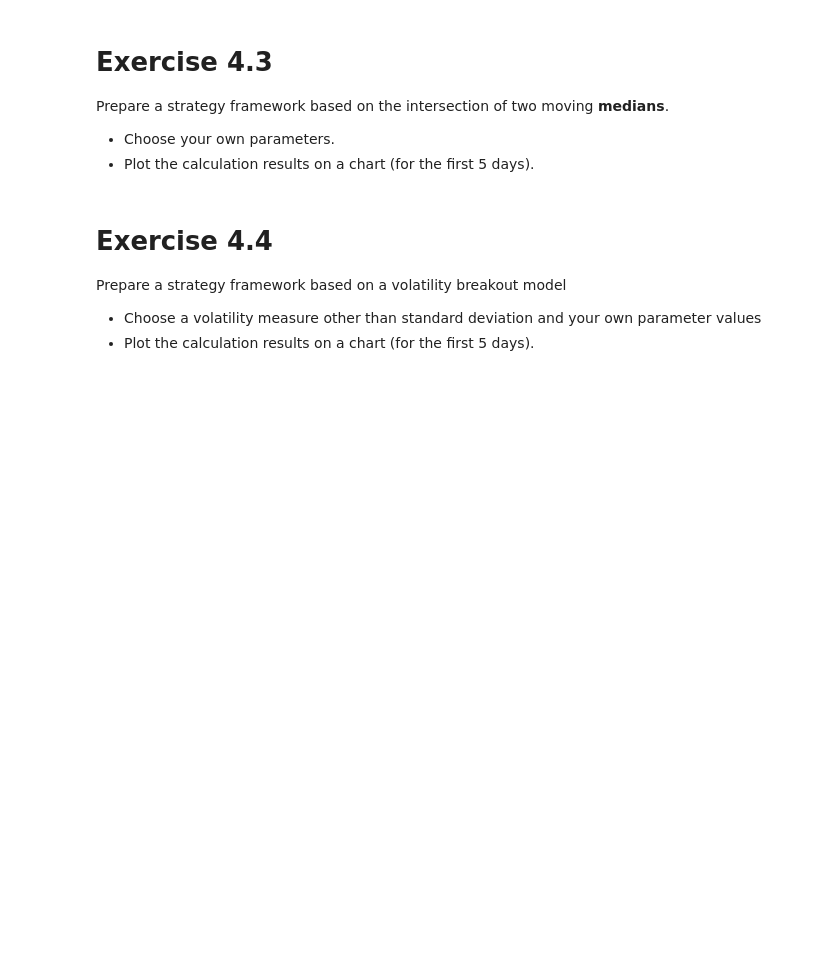
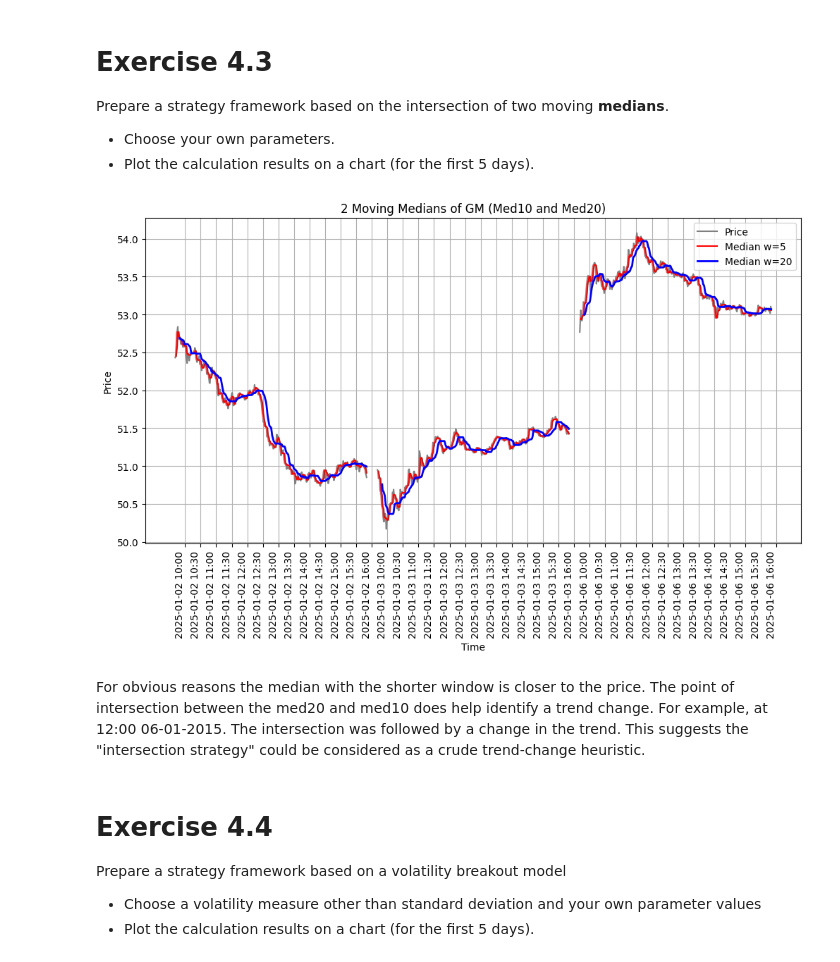
Before and after one commit to Shahahaha11/HFT-WNE, a Jupyter notebook: 04/HW_04.ipynb, the cells around one changed output. Drawn from its saved outputs; the diff is of its cells as text; code cells hidden in the pictures; blank space fills up the shorter version.

```diff
--- a/04/HW_04.ipynb
+++ b/04/HW_04.ipynb
@@ -220,6 +187,54 @@ Prepare a strategy framework based on the intersection of two moving **medians**
 * Plot the calculation results on a chart (for the first 5 days).
 # %%
 # place for solution of Exercise 4.3
+
+dataUSA_GM_GE['med_short'] = dataUSA_GM_GE['close_GM'].rolling(window=5, min_periods=3).median()
+dataUSA_GM_GE['med_long']  = dataUSA_GM_GE['close_GM'].rolling(window=20, min_periods=10).median()
+
+# remove values where price is missing
+dataUSA_GM_GE['med_short'] = dataUSA_GM_GE['med_short'].where(~dataUSA_GM_GE['close_GM'].isna(), np.nan)
+dataUSA_GM_GE['med_long']  = dataUSA_GM_GE['med_long'].where(~dataUSA_GM_GE['close_GM'].isna(), np.nan)
+# %%
+dataUSA_GM_GE_plot = dataUSA_GM_GE[['close_GM','med_short', 'med_long']].copy()
+
+dataUSA_GM_GE_plot['time'] = dataUSA_GM_GE_plot.index
+end_date = dataUSA_GM_GE_plot.index.min() + pd.Timedelta(days = 5)
+dataUSA_GM_GE_plot = dataUSA_GM_GE_plot.loc[:end_date]
+
+# DEBUGGED
+dataUSA_GM_GE_plot = dataUSA_GM_GE_plot.reset_index(drop=True)
+
+plt.figure(figsize = (12, 6))
+plt.plot(dataUSA_GM_GE_plot.index,
+         dataUSA_GM_GE_plot['close_GM'],
+         label = 'Price',
+         color='grey')
+plt.plot(dataUSA_GM_GE_plot.index,
+         dataUSA_GM_GE_plot['med_short'],
+         label = 'Median w=5',
+         color='red')
+plt.plot(dataUSA_GM_GE_plot.index,
+         dataUSA_GM_GE_plot['med_long'],
+         label = 'Median w=20',
+         color = 'blue',
+         linewidth = 2)
+
+tick_mask = dataUSA_GM_GE_plot['time'].dt.minute % 30 == 0
+xticks = dataUSA_GM_GE_plot.index[tick_mask]
+xticklabels = dataUSA_GM_GE_plot['time'][tick_mask].dt.strftime('%Y-%m-%d %H:%M')
+plt.xticks(ticks = xticks, labels = xticklabels, rotation = 90, ha = 'right')
+
+plt.title("2 Moving Medians of GM (Med10 and Med20)")
+plt.xlabel("Time")
+plt.ylabel("Price")
+plt.legend()
+plt.grid(True)
+plt.show()
+# %% [output]
+[figure, added]
+# %% [markdown]
+For obvious reasons the median with the shorter window is closer to the price. The point of intersection between the med20 and med10 does help identify a trend change. For example, at 12:00 06-01-2015. The intersection was followed by a change in the trend.
+This suggests the "intersection strategy" could be considered as a crude trend-change heuristic.
 # %% [markdown]
 # Exercise 4.4
 
```
Also changed, not shown: parts of 14 cells of this notebook, 1 other file.
